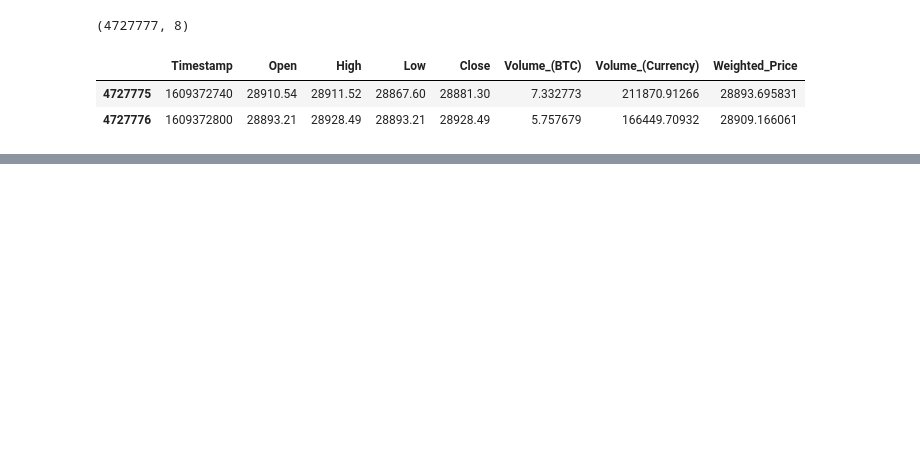
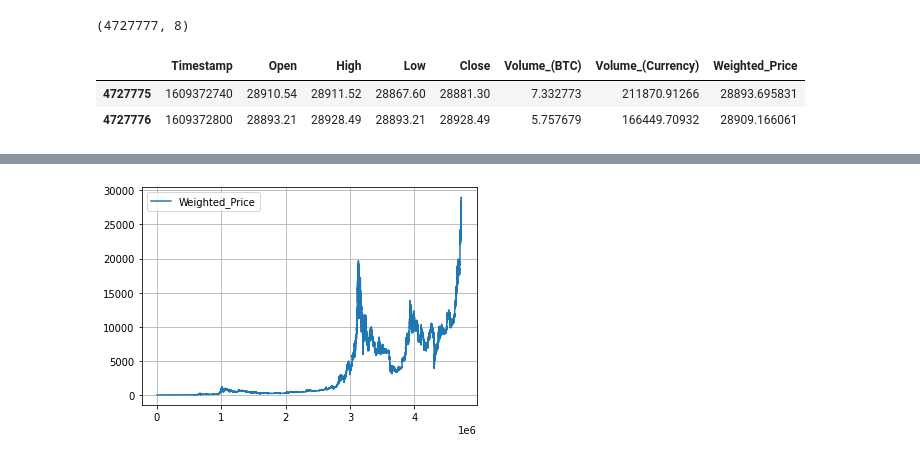
Before and after one commit to 892nske/btcbot, a Jupyter notebook: trade.ipynb, the cells around one changed output, grey strips where cells are left out. Saved outputs shown, nothing was run; the diff lists cells and outputs as text; code cells hidden in the pictures; blank space fills up the shorter version.

Commit message:
predict

```diff
--- a/trade.ipynb
+++ b/trade.ipynb
@@ -72,0 +160,7 @@ dataset.head()
+# %%
+#excluding columns that are not needed for our prediction.
+
+dataset=dataset.drop(['High','Low','Open', 'Volume_(Currency)','short_mavg','long_mavg'], axis=1)
+# %%
+
+dataset = dataset.dropna(axis=0)
@@ -72,0 +178,5 @@ dataset.head()
+# %%
+dataset[['Weighted_Price']].plot(grid=True)
+plt.show()
+# %% [output]
+[figure, added]
```
Also changed, not shown: parts of 21 cells of this notebook.
